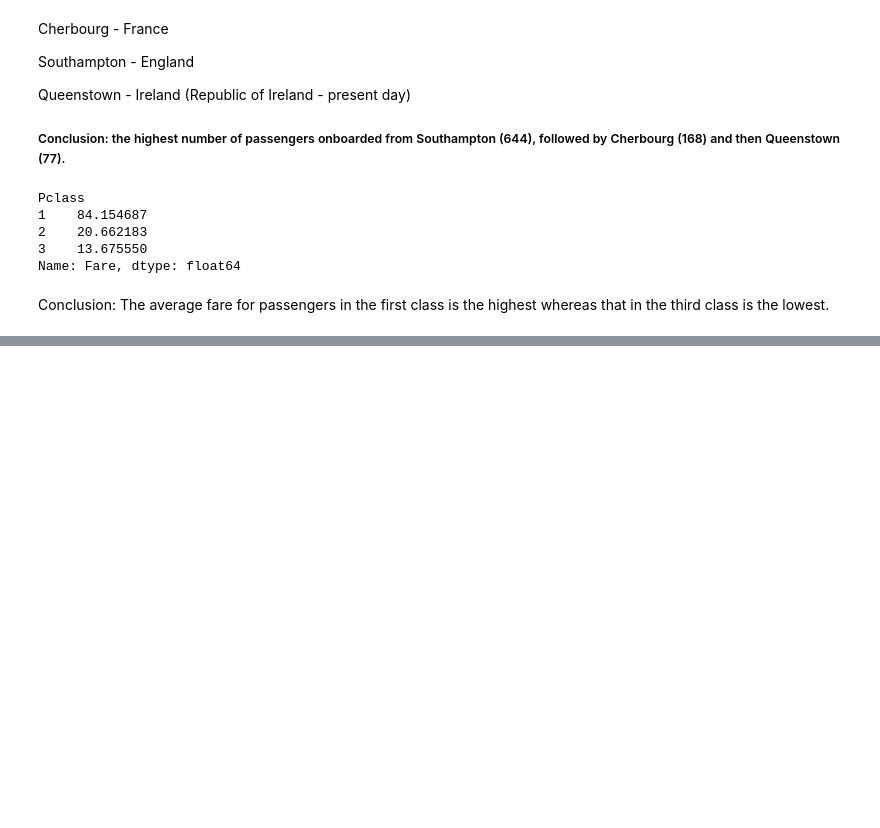
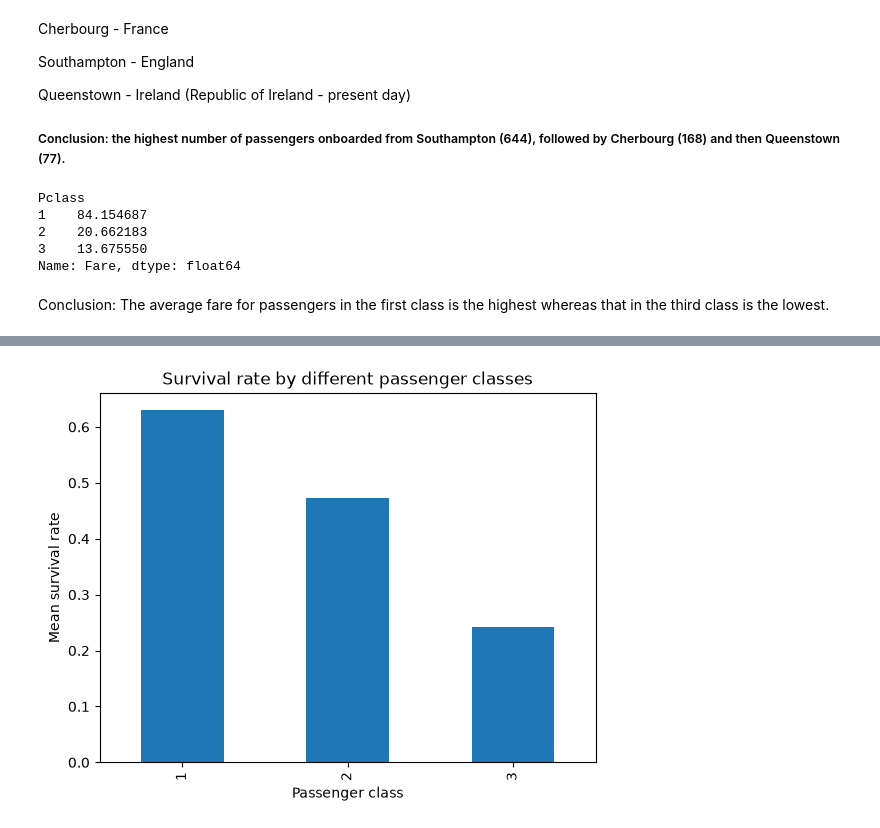
Before and after one commit to jyoti-bhogal/pretty-powerful-pandas, a Jupyter notebook: code.ipynb, the cells around one changed output, grey strips where cells are left out. Saved outputs shown, nothing was run; the diff lists cells and outputs as text; code cells hidden in the pictures; blank space fills up the shorter version.

Commit message:
add more complex grouping and a plot #5

```diff
--- a/code.ipynb
+++ b/code.ipynb
@@ -323,0 +375,9 @@ Conclusion: The average fare for passengers in the first class is the highest wh
+# %%
+data_file.groupby('Pclass')['Survived'].mean().plot(
+    kind = 'bar',
+    title = 'Survival rate by different passenger classes',
+    xlabel = 'Passenger class',
+    ylabel = 'Mean survival rate'
+)
+# %% [output]
+[figure, added]
```
Also changed, not shown: parts of 4 cells of this notebook.
